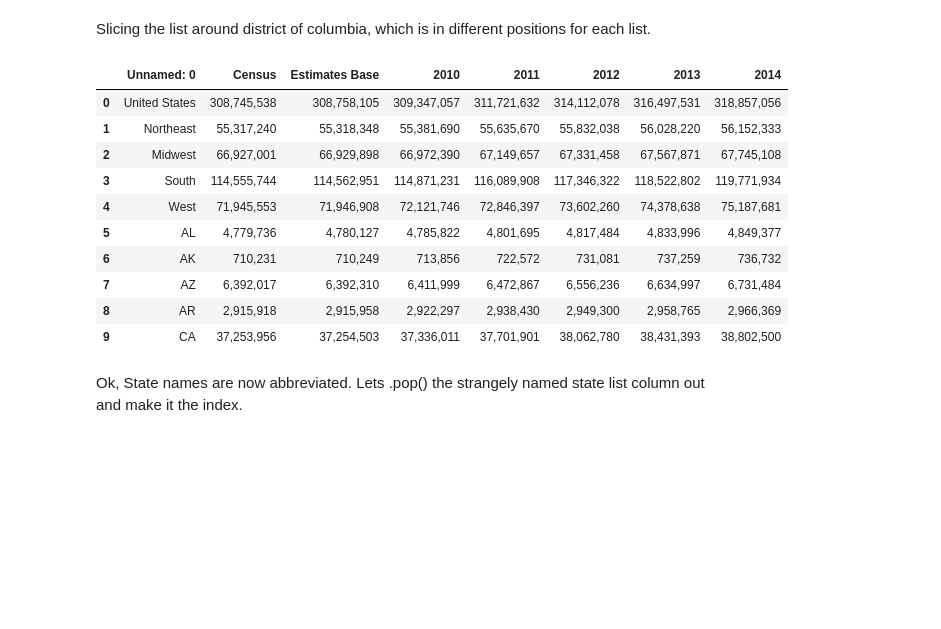
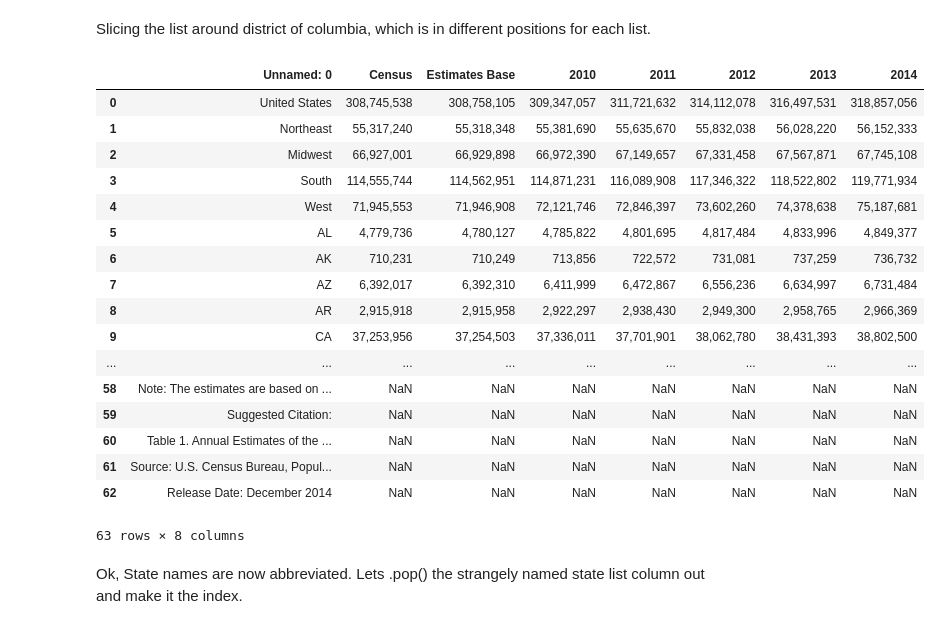
Before and after one commit to tiyd-python-2015-01/consumer-complaints, a Jupyter notebook: CFPB data.ipynb, the cells around one changed output. Cells and saved outputs as stored; diff of their text form; code cells hidden in the pictures; blank space fills up the shorter version.

```diff
--- a/CFPB data.ipynb
+++ b/CFPB data.ipynb
@@ -143,19 +143,26 @@ census["Unnamed: 0"][5:13] = states["abbreviation"][0:8]
 # %%
 census["Unnamed: 0"][14:56] = states["abbreviation"][8:50]
 # %%
-census.head(10)
+census
 # %% [output]
 |  | Unnamed: 0 | Census | Estimates Base | 2010 | 2011 | 2012 | 2013 | 2014 |
 | 0 | United States | 308,745,538 | 308,758,105 | 309,347,057 | 311,721,632 | 314,112,078 | 316,497,531 | 318,857,056 |
 | 1 | Northeast | 55,317,240 | 55,318,348 | 55,381,690 | 55,635,670 | 55,832,038 | 56,028,220 | 56,152,333 |
 | 2 | Midwest | 66,927,001 | 66,929,898 | 66,972,390 | 67,149,657 | 67,331,458 | 67,567,871 | 67,745,108 |
 | 3 | South | 114,555,744 | 114,562,951 | 114,871,231 | 116,089,908 | 117,346,322 | 118,522,802 | 119,771,934 |
 | 4 | West | 71,945,553 | 71,946,908 | 72,121,746 | 72,846,397 | 73,602,260 | 74,378,638 | 75,187,681 |
 | 5 | AL | 4,779,736 | 4,780,127 | 4,785,822 | 4,801,695 | 4,817,484 | 4,833,996 | 4,849,377 |
 | 6 | AK | 710,231 | 710,249 | 713,856 | 722,572 | 731,081 | 737,259 | 736,732 |
 | 7 | AZ | 6,392,017 | 6,392,310 | 6,411,999 | 6,472,867 | 6,556,236 | 6,634,997 | 6,731,484 |
 | 8 | AR | 2,915,918 | 2,915,958 | 2,922,297 | 2,938,430 | 2,949,300 | 2,958,765 | 2,966,369 |
 | 9 | CA | 37,253,956 | 37,254,503 | 37,336,011 | 37,701,901 | 38,062,780 | 38,431,393 | 38,802,500 |
+| ... | ... | ... | ... | ... | ... | ... | ... | ... |
+| 58 | Note: The estimates are based on ... | NaN | NaN | NaN | NaN | NaN | NaN | NaN |
+| 59 | Suggested Citation: | NaN | NaN | NaN | NaN | NaN | NaN | NaN |
+| 60 | Table 1. Annual Estimates of the ... | NaN | NaN | NaN | NaN | NaN | NaN | NaN |
+| 61 | Source: U.S. Census Bureau, Popul... | NaN | NaN | NaN | NaN | NaN | NaN | NaN |
+| 62 | Release Date: December 2014 | NaN | NaN | NaN | NaN | NaN | NaN | NaN |
+63 rows × 8 columns
 # %% [markdown]
 Ok, State names are now abbreviated. Lets .pop() the strangely named state list column out and make it the index.
 # %%
```
Also changed, not shown: parts of 11 cells of this notebook.
